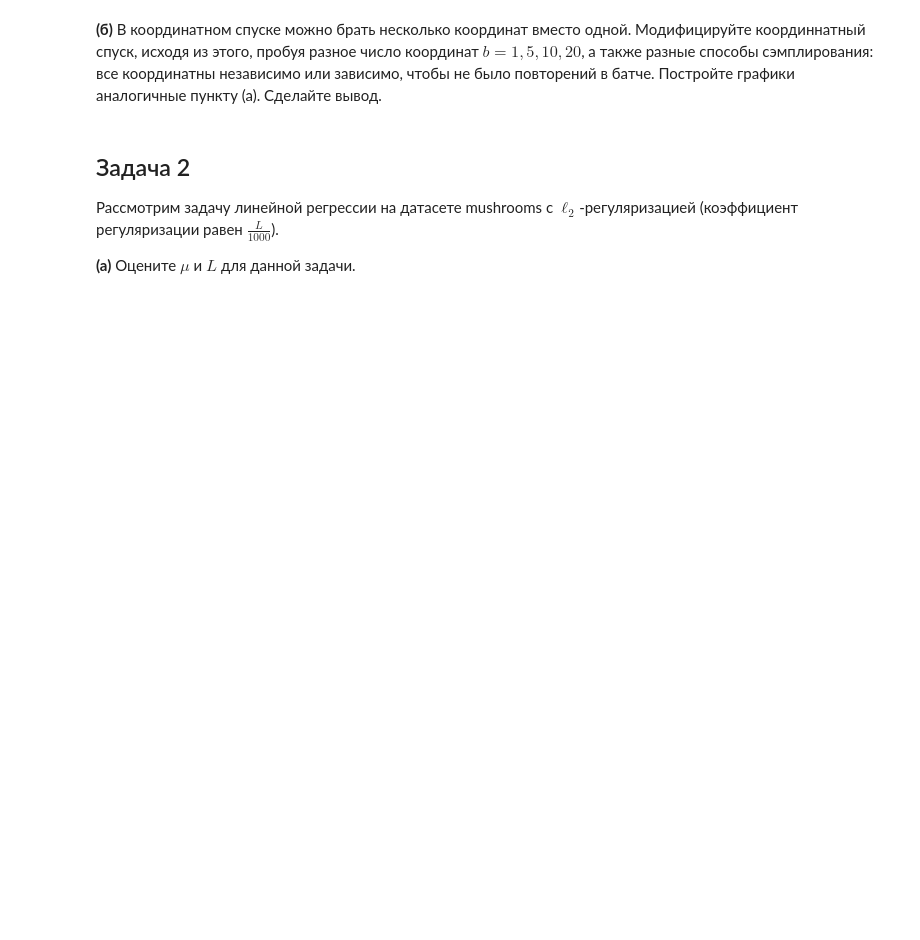
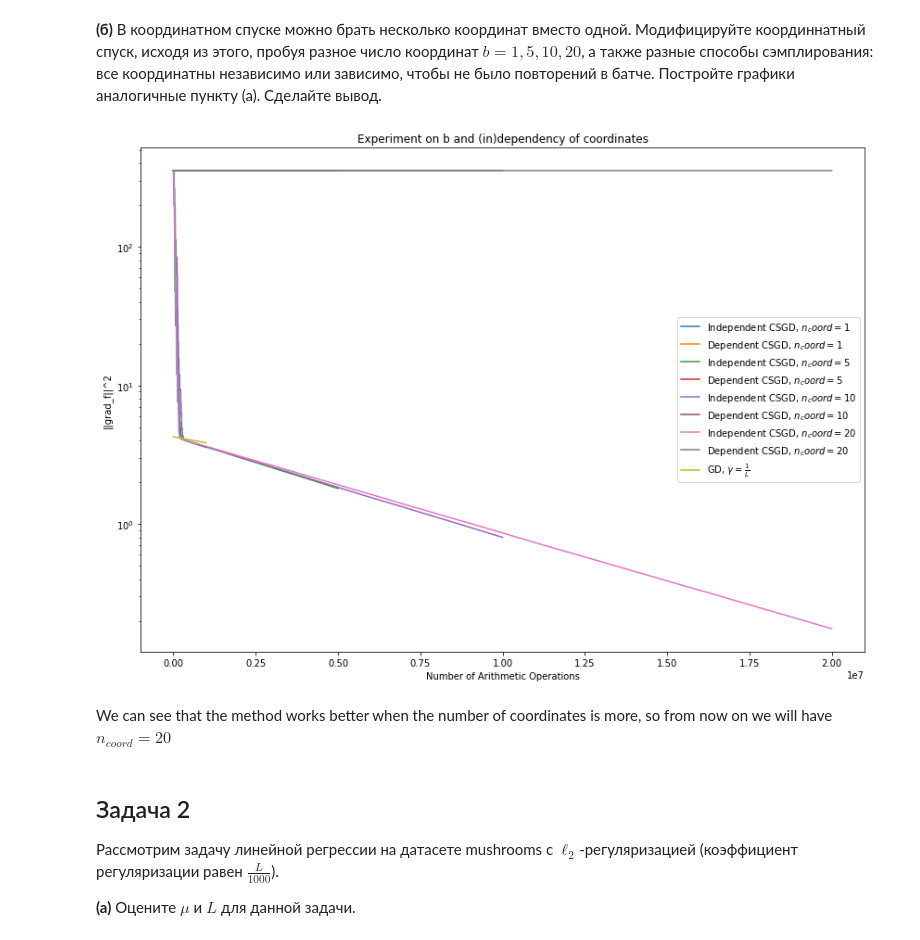
Before and after one commit to k2a07/MIPT-homeworks, a Jupyter notebook: Acharya_Kirill_Optimization_HW_6.ipynb, the cells around one changed output. Drawn from its saved outputs; the diff is of its cells as text; code cells hidden in the pictures; blank space fills up the shorter version.

```diff
--- a/Acharya_Kirill_Optimization_HW_6.ipynb
+++ b/Acharya_Kirill_Optimization_HW_6.ipynb
@@ -28,9 +29,11 @@ import numpy as np
 # %%
-L = 1000
-mu = 1
-d = 100
+n_iter = 10000
 
 args = {}
-args['A'] = gen_A(d, mu, L)
-args['b'] = np.random.random_sample(d)
-x_0 = np.random.random_sample(d)
+args['L'] = 1000
+args['mu'] = 1
+args['d'] = 100
+
+args['A'] = opt.gen_A(args['d'], args['mu'], args['L'])
+args['b'] = np.random.random_sample(args['d'])
+x_0 = np.random.random_sample(args['d'])
@@ -75,3 +142,10 @@ __(б)__ В координатном спуске можно брать неск
+# %%
+opt.plot_graphs(x, y, "Number of Arithmetic Operations", label, "Experiment on b and (in)dependency of coordinates",
+                logscale = True, criteria_type = "||grad_f||^2")
+# %% [output]
+[figure, added]
+# %% [markdown]
+We can see that the method works better when the number of coordinates is more, so from now on we will have $n_{coord} = 20$
 # %% [markdown]
 ## Задача 2
 
```
Also changed, not shown: parts of 18 cells of this notebook.
